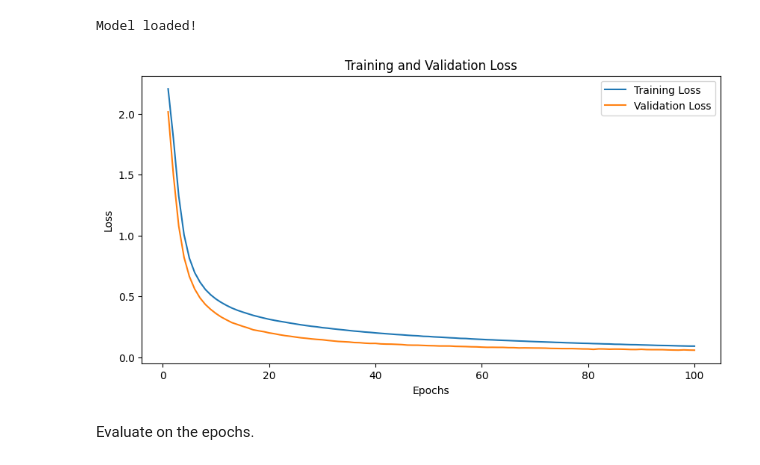
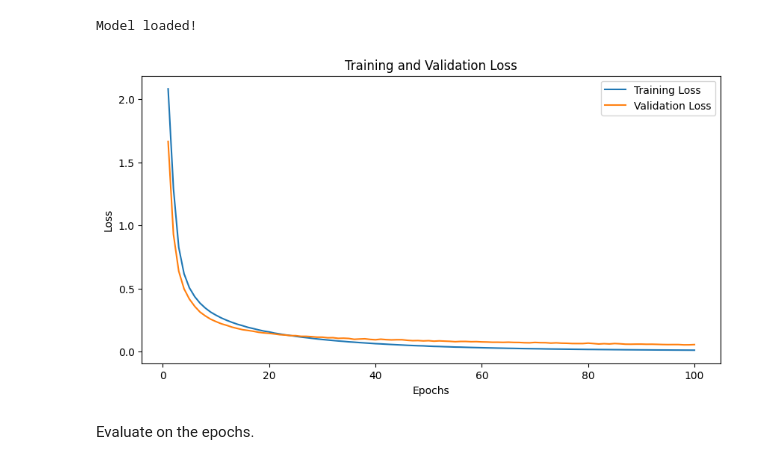
Before and after one commit to miepvis/MT2B, a Jupyter notebook: Opdracht datapunt 2b M&T.ipynb, the cells around one changed output. Drawn from its saved outputs; the diff is of its cells as text; code cells hidden in the pictures.

Commit message:
fixed graph for iteration 3

```diff
--- a/Opdracht datapunt 2b M&T.ipynb
+++ b/Opdracht datapunt 2b M&T.ipynb
@@ -1660,15 +1660,15 @@ Model loaded!
 # %%
 # Plot the training and validation loss
 plt.figure(figsize=(10, 5))
-plt.plot(range(1, num_epochs + 1), train_losses2, label='Training Loss')
-plt.plot(range(1, num_epochs + 1), val_losses2, label='Validation Loss')
+plt.plot(range(1, num_epochs + 1), train_losses3, label='Training Loss')
+plt.plot(range(1, num_epochs + 1), val_losses3, label='Validation Loss')
 plt.xlabel('Epochs')
 plt.ylabel('Loss')
 plt.title('Training and Validation Loss')
 plt.legend()
 plt.show()
 # %% [output]
-[figure, old version]
+[figure, new version]
 # %% [markdown]
 Evaluate on the epochs.
 # %% [markdown]
```
Also changed, not shown: parts of 2 cells of this notebook.
